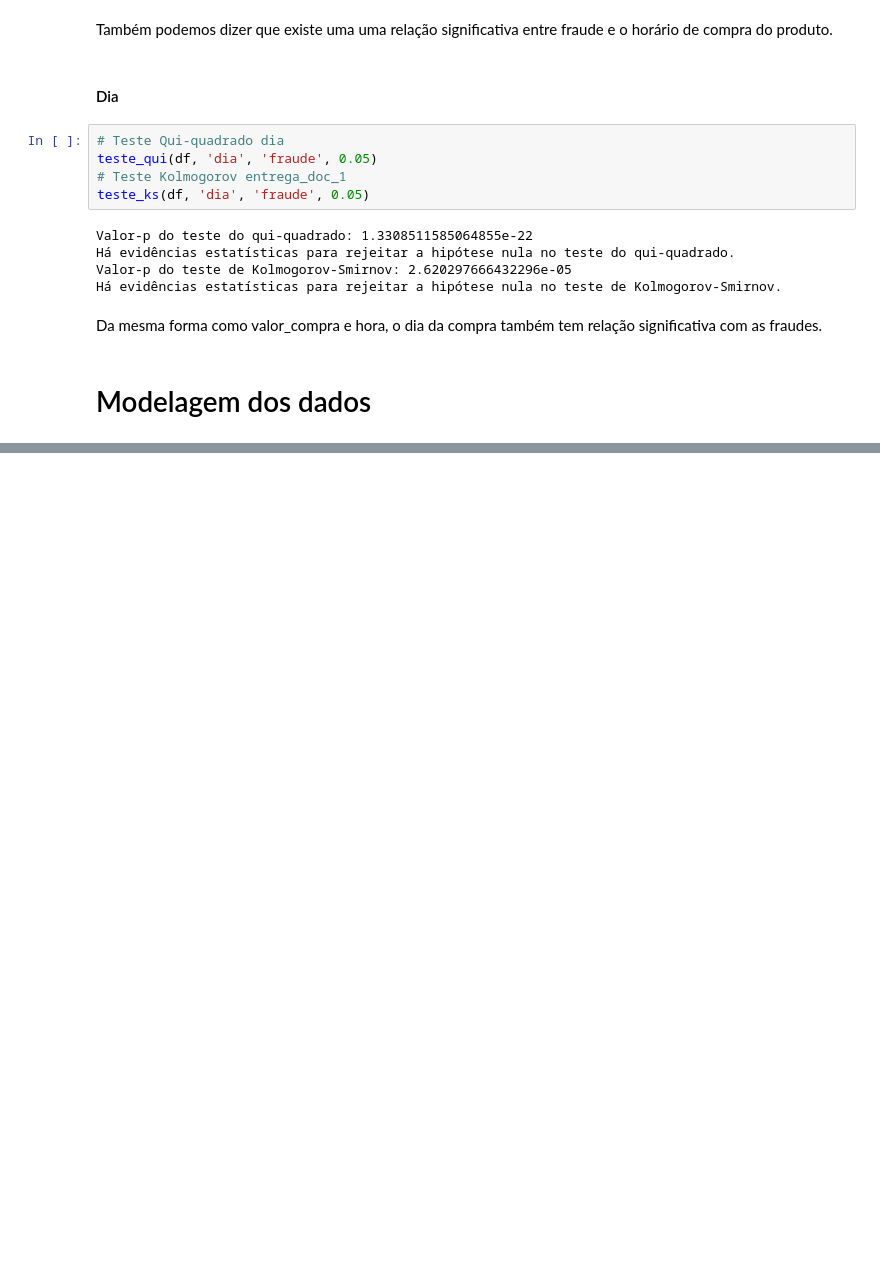
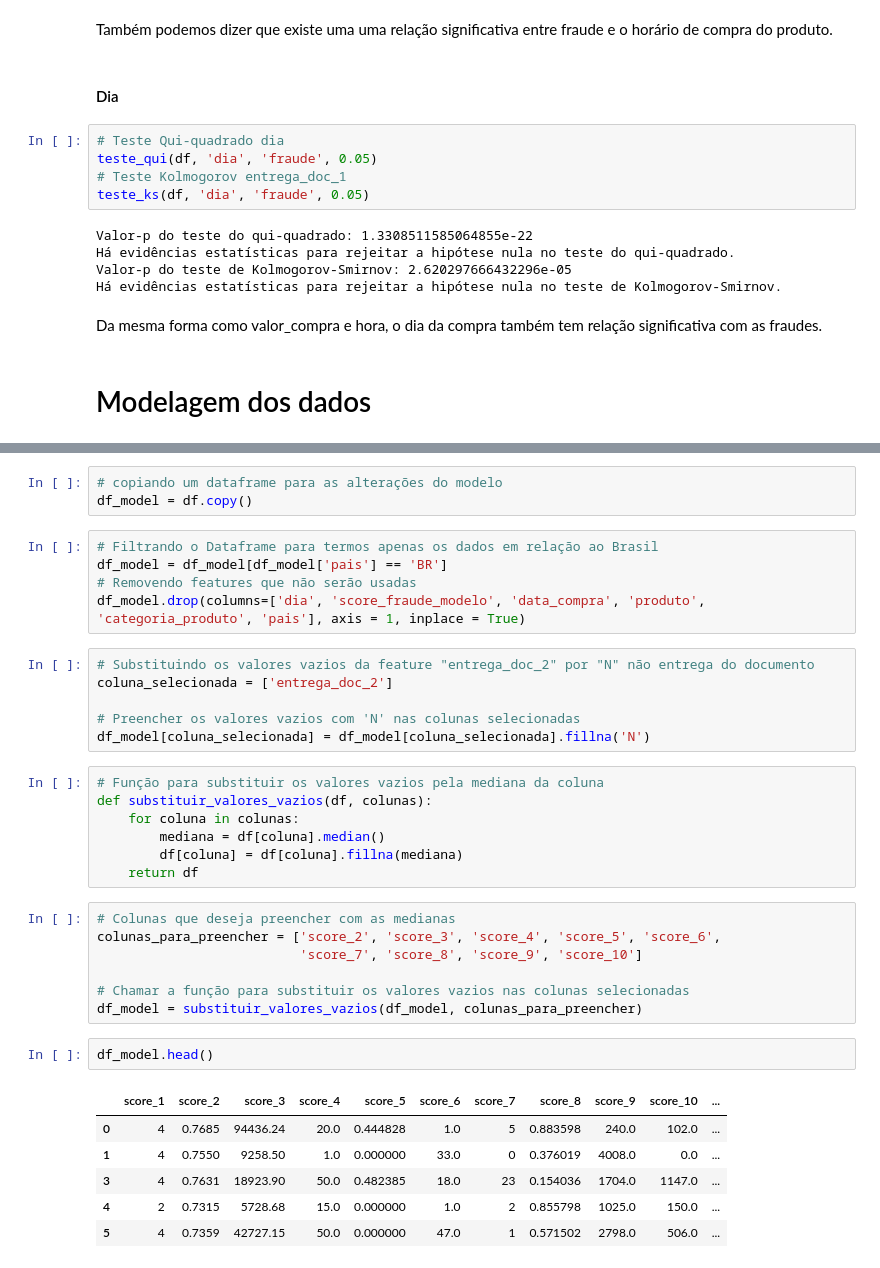
Before and after one commit to WiiniSilva/Fraude_Case, a Jupyter notebook: Fraude_Case.ipynb, the cells around one changed output, grey strips where cells are left out. Saved outputs shown, nothing was run; the diff lists cells and outputs as text; blank space fills up the shorter version.

Commit message:
11° commit, inicio da modelagem dos dados

```diff
--- a/Fraude_Case.ipynb
+++ b/Fraude_Case.ipynb
@@ -1101,0 +1128,37 @@ Da mesma forma como valor_compra e hora, o dia da compra também tem relação s
+# %%
+# copiando um dataframe para as alterações do modelo
+df_model = df.copy()
+# %%
+# Filtrando o Dataframe para termos apenas os dados em relação ao Brasil
+df_model = df_model[df_model['pais'] == 'BR']
+# Removendo features que não serão usadas
+df_model.drop(columns=['dia', 'score_fraude_modelo', 'data_compra', 'produto', 'categoria_produto', 'pais'], axis = 1, inplace = True)
+# %%
+# Substituindo os valores vazios da feature "entrega_doc_2" por "N" não entrega do documento
+coluna_selecionada = ['entrega_doc_2']
+
+# Preencher os valores vazios com 'N' nas colunas selecionadas
+df_model[coluna_selecionada] = df_model[coluna_selecionada].fillna('N')
+# %%
+# Função para substituir os valores vazios pela mediana da coluna
+def substituir_valores_vazios(df, colunas):
+    for coluna in colunas:
+        mediana = df[coluna].median()
+        df[coluna] = df[coluna].fillna(mediana)
+    return df
+# %%
+# Colunas que deseja preencher com as medianas
+colunas_para_preencher = ['score_2', 'score_3', 'score_4', 'score_5', 'score_6',
+                          'score_7', 'score_8', 'score_9', 'score_10']
+
+# Chamar a função para substituir os valores vazios nas colunas selecionadas
+df_model = substituir_valores_vazios(df_model, colunas_para_preencher)
+# %%
+df_model.head()
+# %% [output]
+|  | score_1 | score_2 | score_3 | score_4 | score_5 | score_6 | score_7 | score_8 | score_9 | score_10 | ... |
+| 0 | 4 | 0.7685 | 94436.24 | 20.0 | 0.444828 | 1.0 | 5 | 0.883598 | 240.0 | 102.0 | ... |
+| 1 | 4 | 0.7550 | 9258.50 | 1.0 | 0.000000 | 33.0 | 0 | 0.376019 | 4008.0 | 0.0 | ... |
+| 3 | 4 | 0.7631 | 18923.90 | 50.0 | 0.482385 | 18.0 | 23 | 0.154036 | 1704.0 | 1147.0 | ... |
+| 4 | 2 | 0.7315 | 5728.68 | 15.0 | 0.000000 | 1.0 | 2 | 0.855798 | 1025.0 | 150.0 | ... |
+| 5 | 4 | 0.7359 | 42727.15 | 50.0 | 0.000000 | 47.0 | 1 | 0.571502 | 2798.0 | 506.0 | ... |
```
Also changed, not shown: parts of 18 cells of this notebook.
